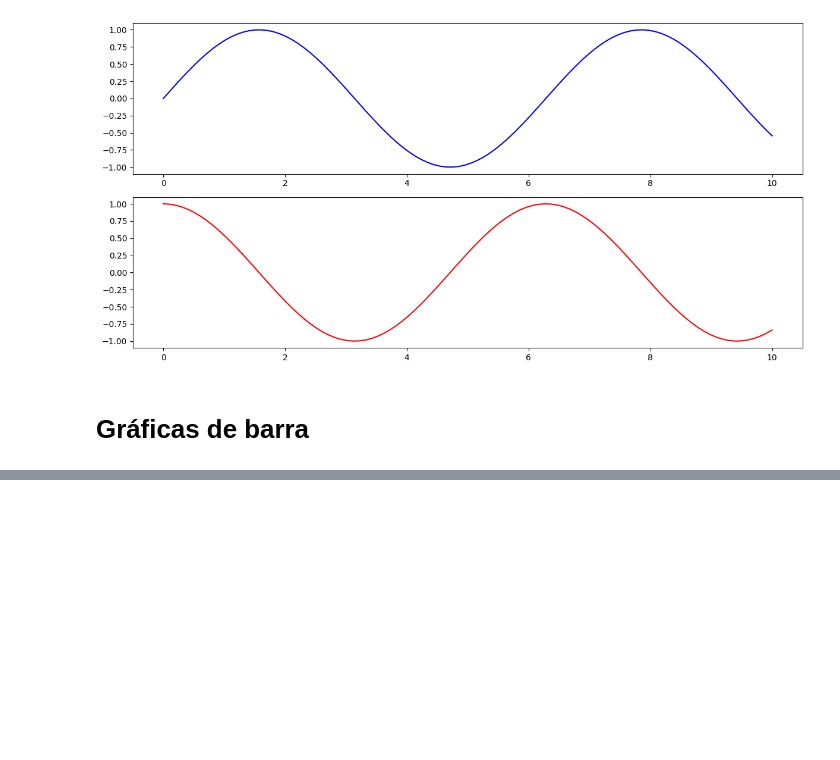
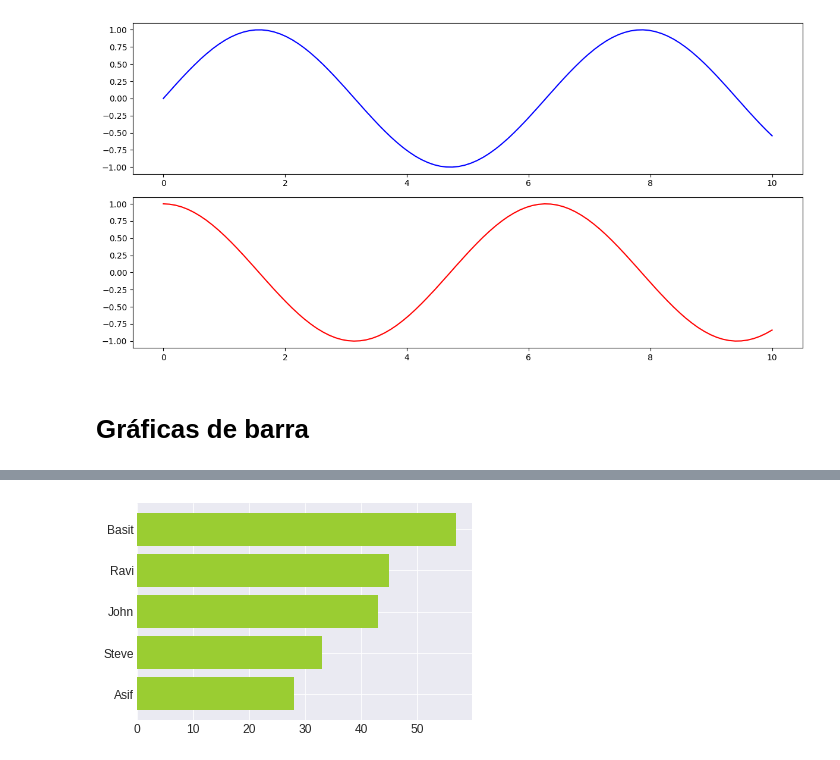
Before and after one commit to hatchdavid1/data_viz_plt_sns, a Jupyter notebook: data_viz_plt.ipynb, the cells around one changed output, grey strips where cells are left out. Cells and saved outputs as stored; diff of their text form; code cells hidden in the pictures; blank space fills up the shorter version.

```diff
--- a/data_viz_plt.ipynb
+++ b/data_viz_plt.ipynb
@@ -288,0 +322,8 @@ plt.show() # Mostrar el gráfico
+# %%
+# Horizontal Bar Chart
+Age = [28,33,43,45,57]
+Name = ["Asif", "Steve", 'John', "Ravi", "Basit"]
+plt.barh(Name,Age, color ="yellowgreen")
+plt.show()
+# %% [output]
+[figure, added]
```
Also changed, not shown: parts of 15 cells of this notebook.
